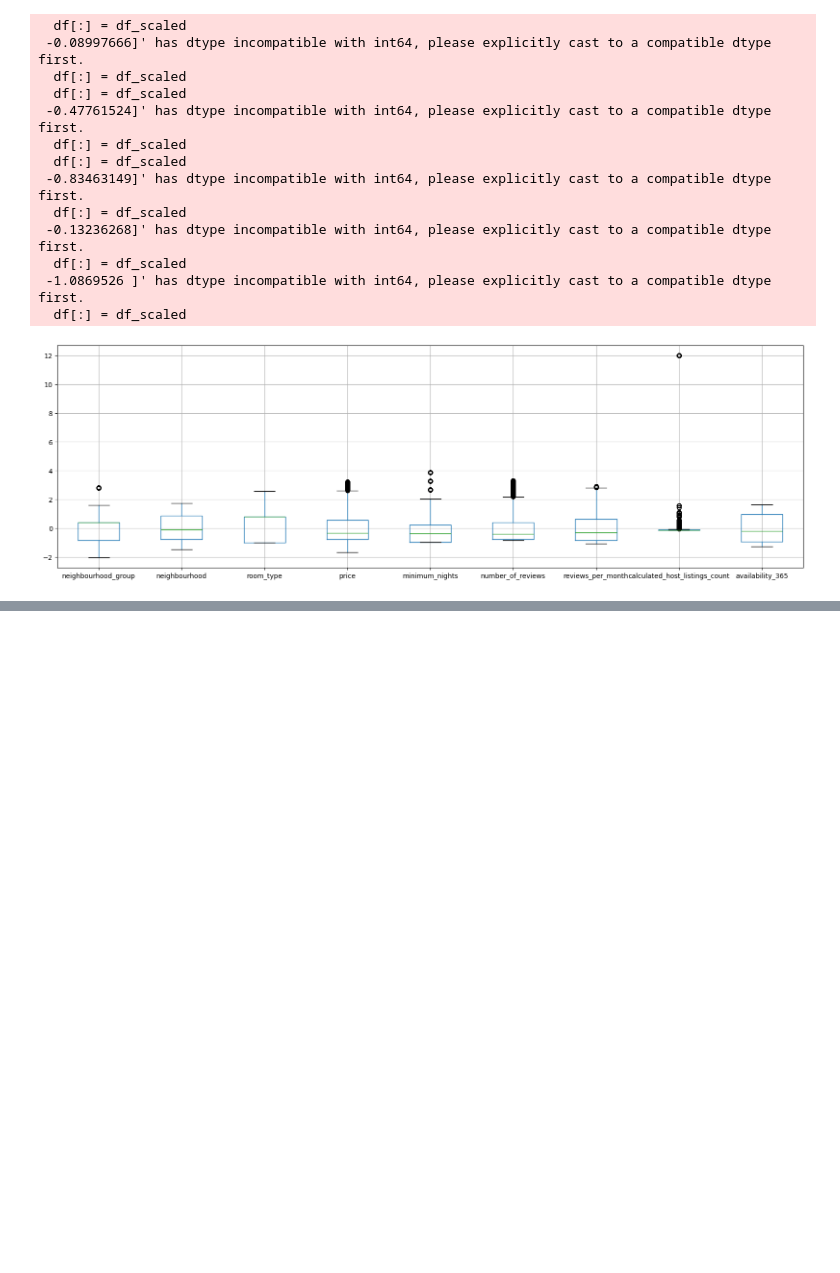
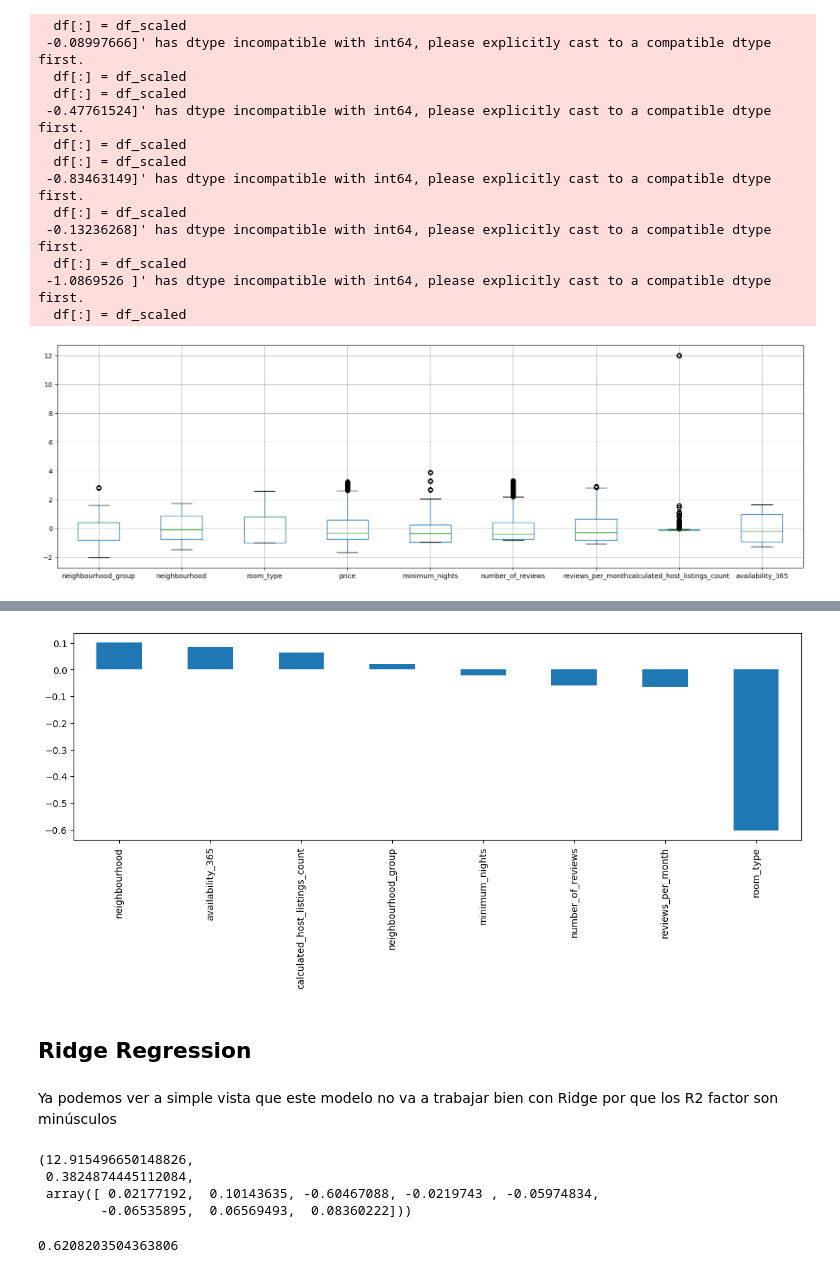
Before and after one commit to anderrow/DataScience, a Jupyter notebook: AIRBNB_Data.ipynb, the cells around one changed output, grey strips where cells are left out. Drawn from its saved outputs; the diff is of its cells as text; code cells hidden in the pictures; blank space fills up the shorter version.

```diff
--- a/AIRBNB_Data.ipynb
+++ b/AIRBNB_Data.ipynb
@@ -207,0 +304,29 @@ plt.show()
+# %%
+coef_series = pd.Series(lasso_cv.coef_, index=X.columns).sort_values(ascending=False).plot.bar(figsize=(14, 4))
+
+plt.show()
+# %% [output]
+[figure, added]
+# %% [markdown]
+## Ridge Regression
+# %% [markdown]
+
+Ya podemos ver a simple vista que este modelo no va a trabajar bien con Ridge por que los R2 factor son minúsculos
+# %%
+alphas = np.logspace(-6, 6, 1000)
+
+ridge_cv = RidgeCV(alphas=alphas).fit(X_train, y_train) #1000 thousand of samples of alpha
+
+ridge_cv.alpha_ , ridge_cv.score(X_test, y_test), ridge_cv.coef_  #Influence of coeficients
+# %% [output]
+(12.915496650148826,
+ 0.3824874445112084,
+ array([ 0.02177192,  0.10143635, -0.60467088, -0.0219743 , -0.05974834,
+        -0.06535895,  0.06569493,  0.08360222]))
+# %%
+ridge_cv_y_pred = ridge_cv.predict(X_test)
+ridge_cv_mse = mean_squared_error(y_test, ridge_cv_y_pred)
+
+ridge_cv_mse
+# %% [output]
+0.6208203504363806
```
Also changed, not shown: parts of 17 cells of this notebook.
